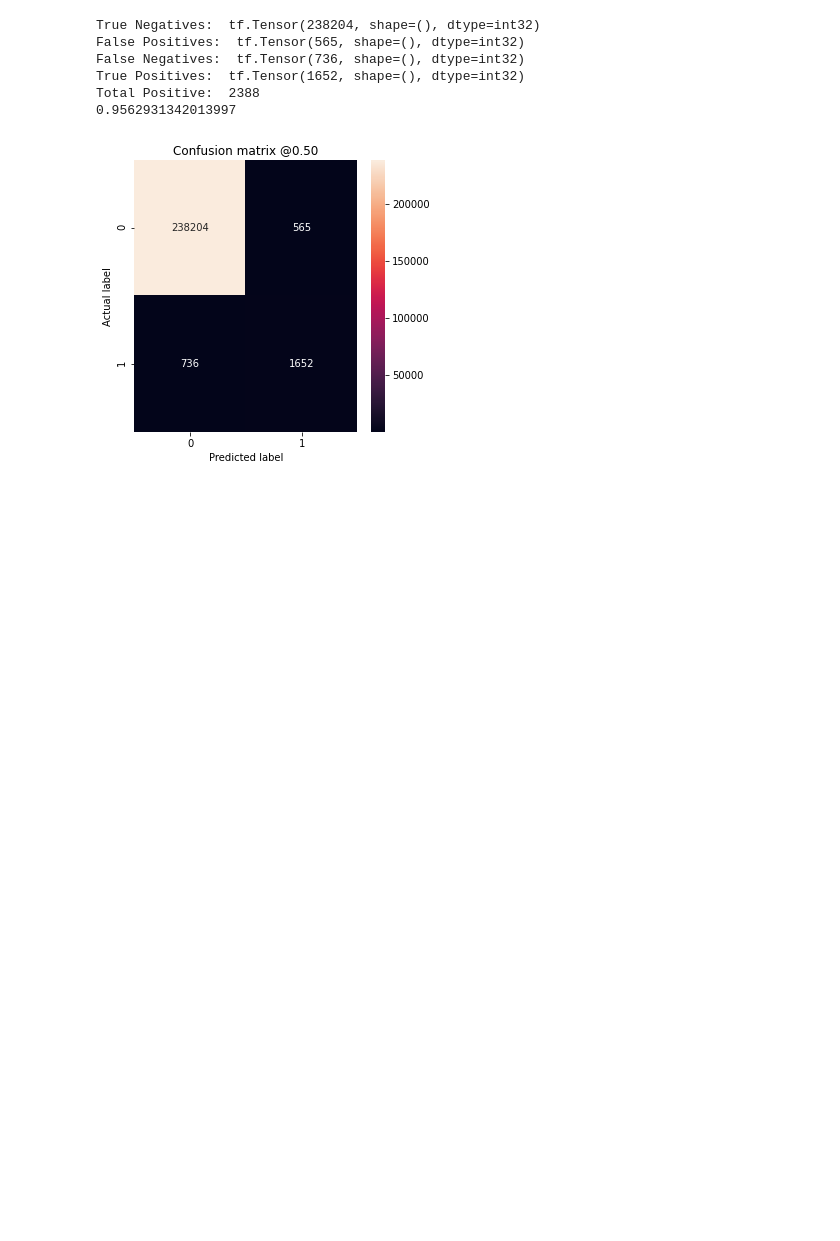
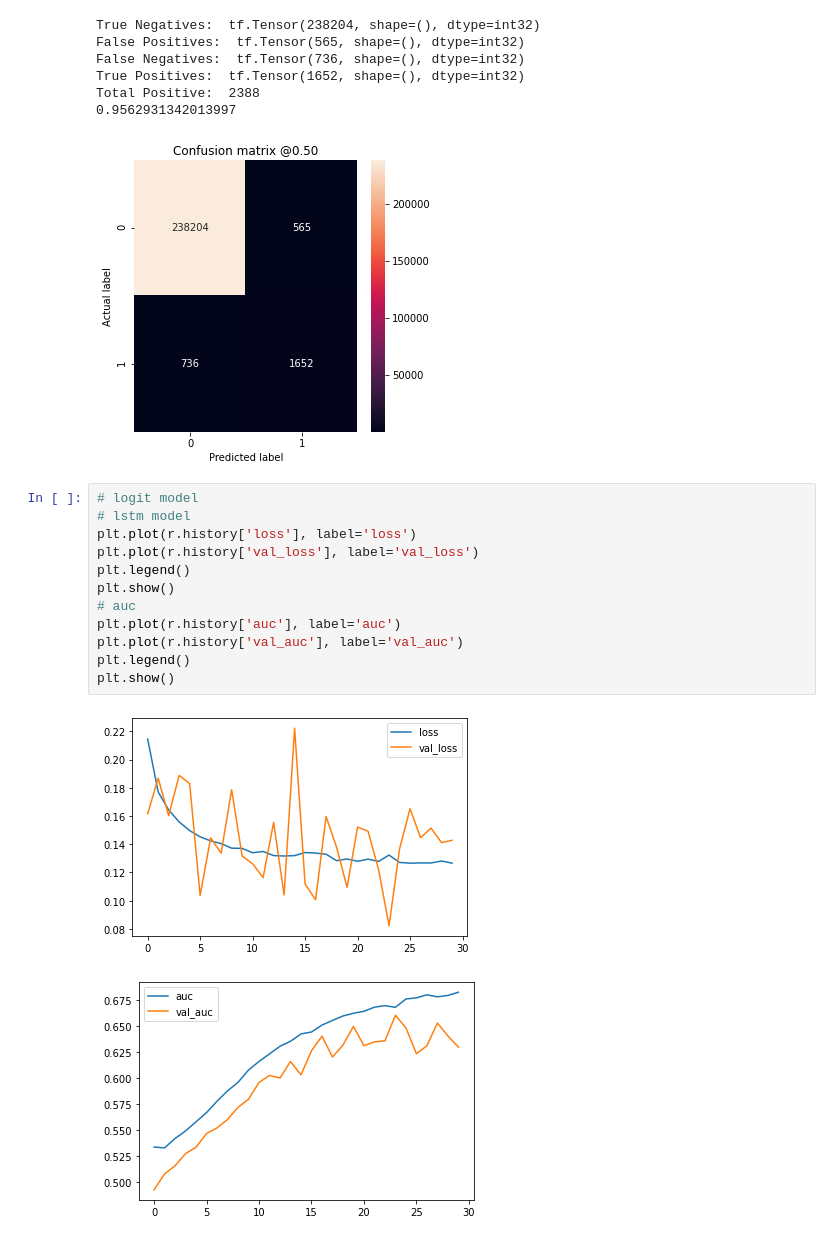
Before and after one commit to fmoz1/blindNLP, a Jupyter notebook: load_posts.ipynb, the cells around one changed output. Drawn from its saved outputs; the diff is of its cells as text; blank space fills up the shorter version.

```diff
--- a/load_posts.ipynb
+++ b/load_posts.ipynb
@@ -541,3 +606,18 @@ True Positives:  tf.Tensor(1652, shape=(), dtype=int32)
 Total Positive:  2388
 0.9562931342013997
 [figure]
+# %%
+# logit model
+# lstm model
+plt.plot(r.history['loss'], label='loss')
+plt.plot(r.history['val_loss'], label='val_loss')
+plt.legend()
+plt.show()
+# auc
+plt.plot(r.history['auc'], label='auc')
+plt.plot(r.history['val_auc'], label='val_auc')
+plt.legend()
+plt.show()
+# %% [output]
+[figure, added]
+[figure, added]
```
Also changed, not shown: parts of 9 cells of this notebook, 1 other file.
